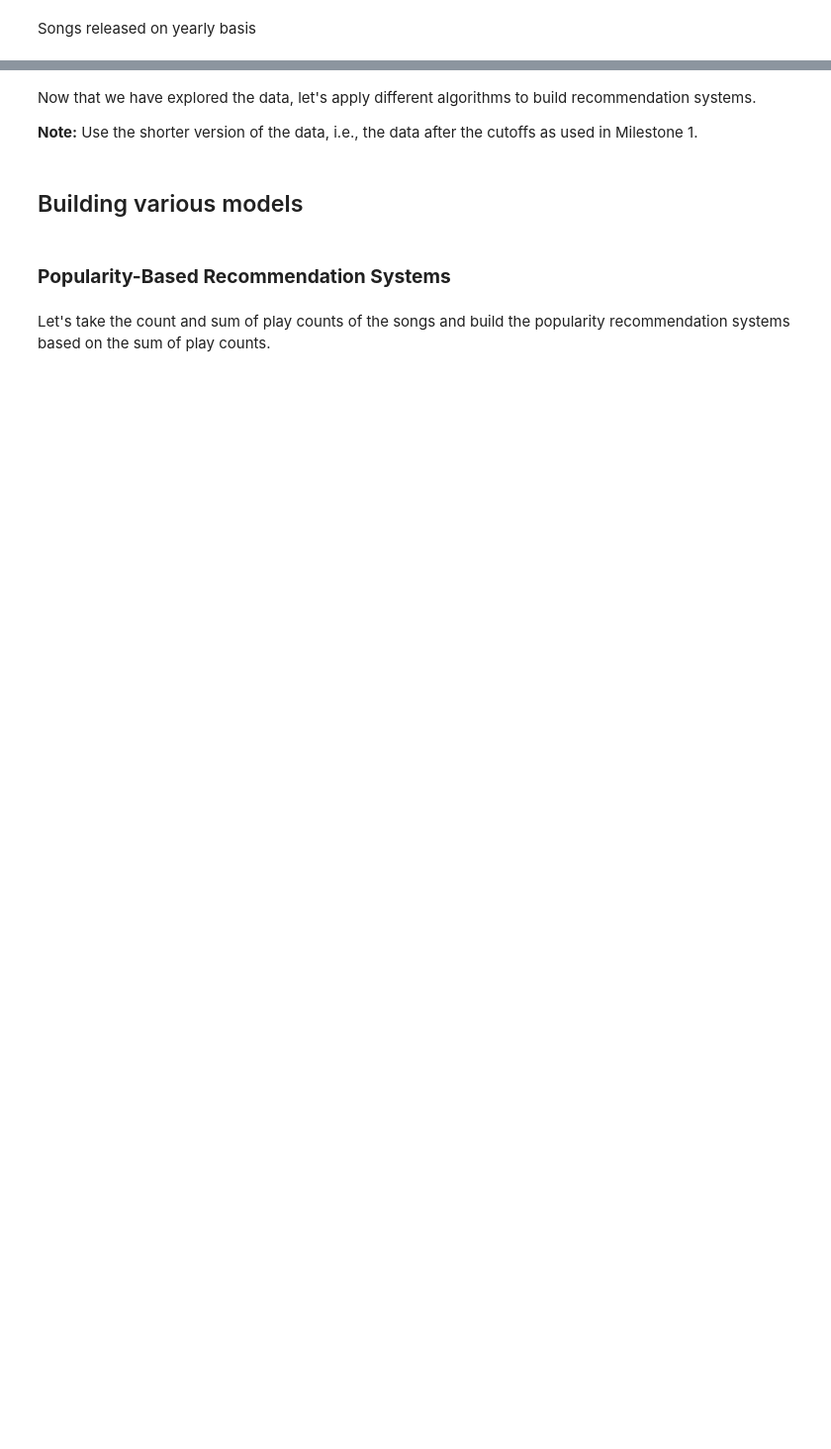
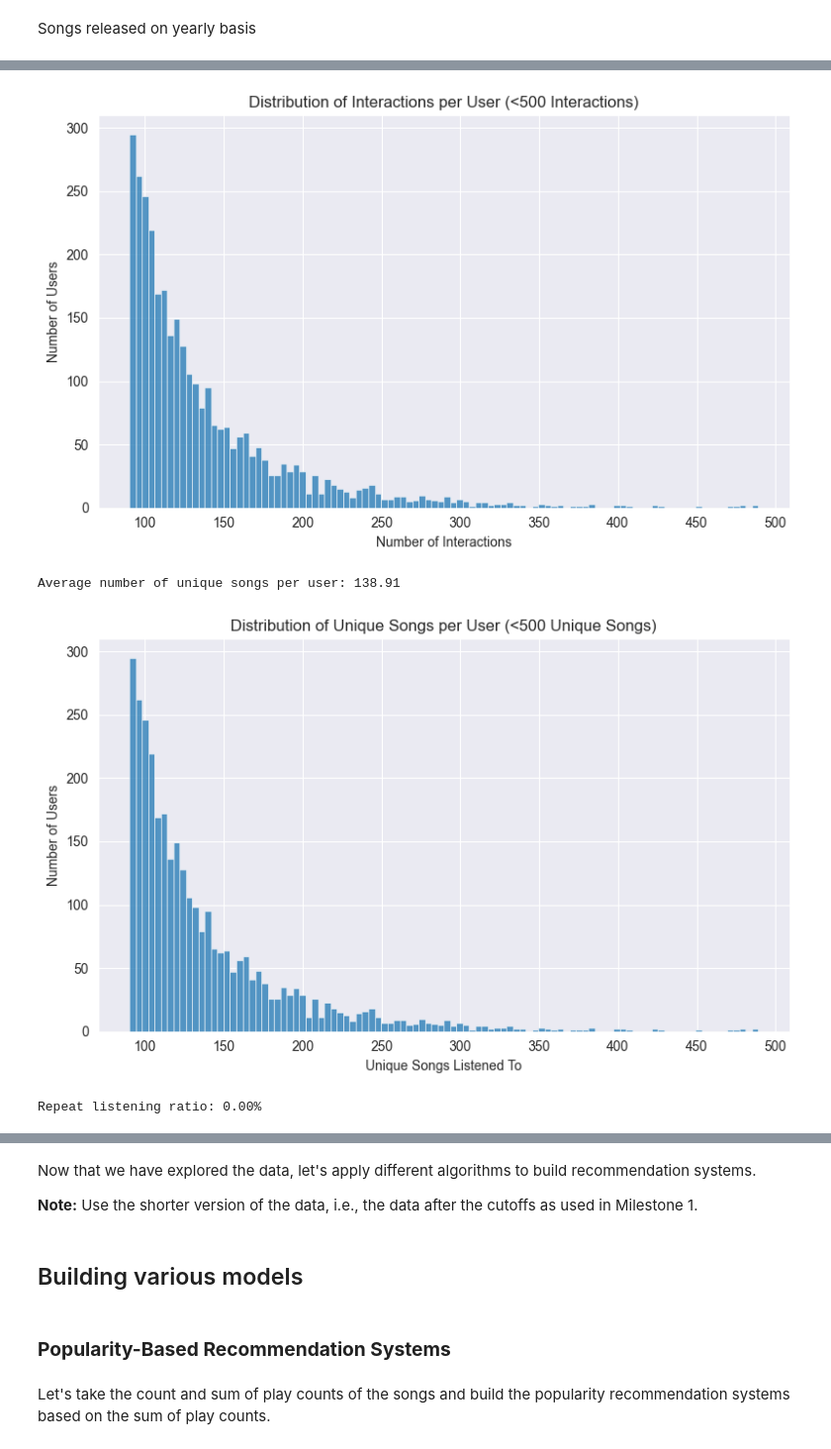
Before and after one commit to shaeristina-ds/mit-pe-spotify-rec, a Jupyter notebook: Music_Recommendation_System_Full_Code.ipynb, the cells around one changed output, grey strips where cells are left out. Shown: that part at 99% size. Cells and saved outputs as stored; diff of their text form; code cells hidden in the pictures; blank space fills up the shorter version.

```diff
--- a/Music_Recommendation_System_Full_Code.ipynb
+++ b/Music_Recommendation_System_Full_Code.ipynb
@@ -112 +213,10 @@ Successfully installed numpy-1.26.0
+# %%
+# Apply label encoding for "user_id" and "song_id"
+from sklearn.preprocessing import LabelEncoder
+
+user_encoder = LabelEncoder()
+song_encoder = LabelEncoder()
+
+df['user_id_encoded'] = user_encoder.fit_transform(df['user_id'])
+df['song_id_encoded'] = song_encoder.fit_transform(df['song_id'])
 # %% [markdown]
@@ -222,0 +497,38 @@ Songs released on yearly basis
+# %%
+# 1. Distribution of interactions per user
+user_interactions = df['user_id'].value_counts()
+
+plt.figure(figsize=(8,5))
+sns.histplot(user_interactions[user_interactions < 500], bins=100)
+plt.title('Distribution of Interactions per User (<500 Interactions)')
+plt.xlabel('Number of Interactions')
+plt.ylabel('Number of Users')
+plt.tight_layout()
+plt.show()
+
+
+# 2. Average number of unique songs per user
+unique_songs_per_user = df.groupby('user_id')['song_id'].nunique()
+avg_unique_songs = unique_songs_per_user.mean()
+print(f"Average number of unique songs per user: {avg_unique_songs:.2f}")
+
+plt.figure(figsize=(8,5))
+sns.histplot(unique_songs_per_user[unique_songs_per_user < 500], bins=100)
+plt.title('Distribution of Unique Songs per User (<500 Unique Songs)')
+plt.xlabel('Unique Songs Listened To')
+plt.ylabel('Number of Users')
+plt.tight_layout()
+plt.show()
+
+
+# 3. Repeat listening ratio
+repeat_plays = df.groupby(['user_id', 'song_id']).size().reset_index(name='play_count')
+repeated = repeat_plays[repeat_plays['play_count'] > 1].shape[0]
+total_pairs = repeat_plays.shape[0]
+repeat_ratio = repeated / total_pairs
+print(f"Repeat listening ratio: {repeat_ratio:.2%}")
+# %% [output]
+[figure, added]
+Average number of unique songs per user: 138.91
+[figure, added]
+Repeat listening ratio: 0.00%
```
Also changed, not shown: parts of 67 cells of this notebook, 7 other files.
